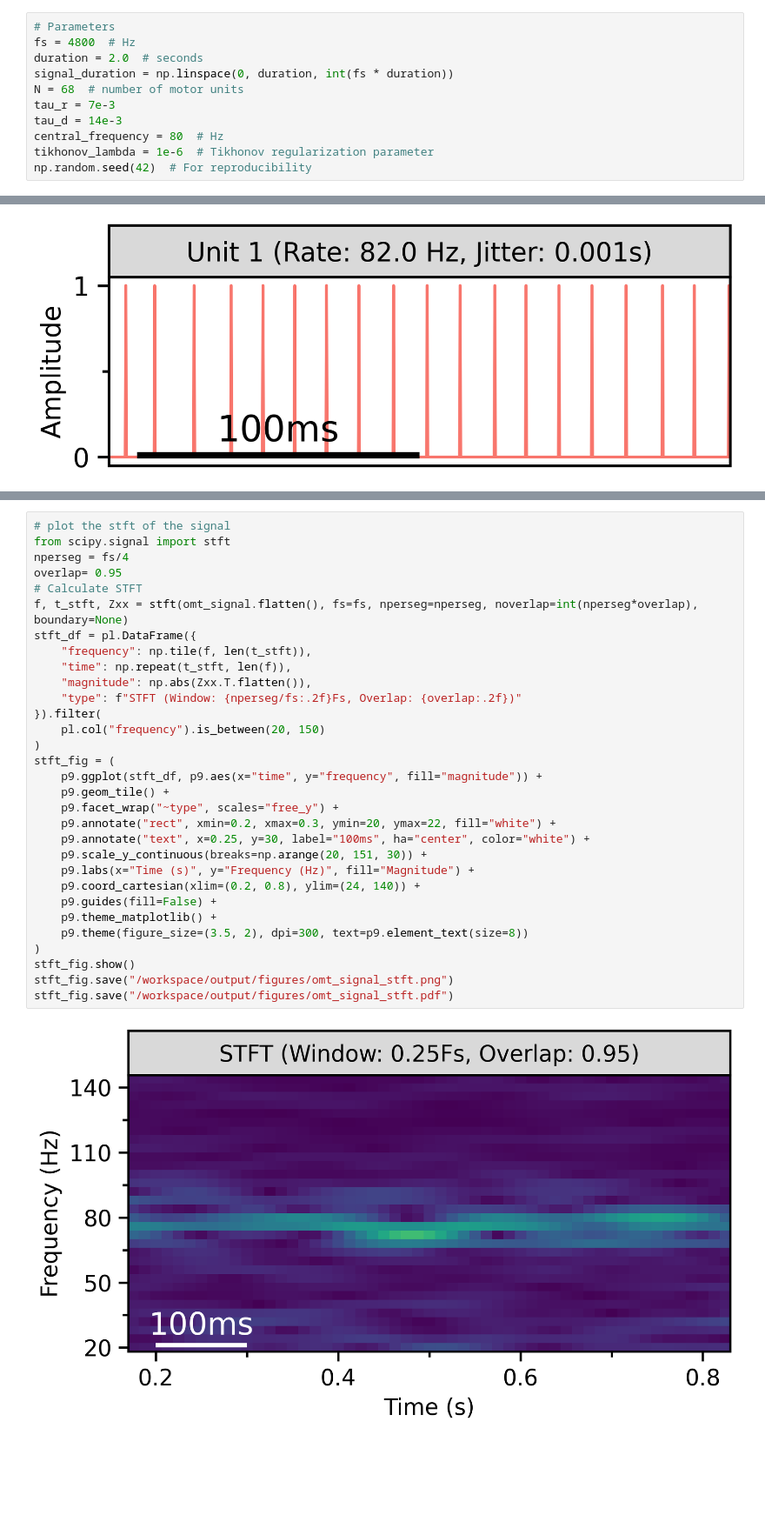
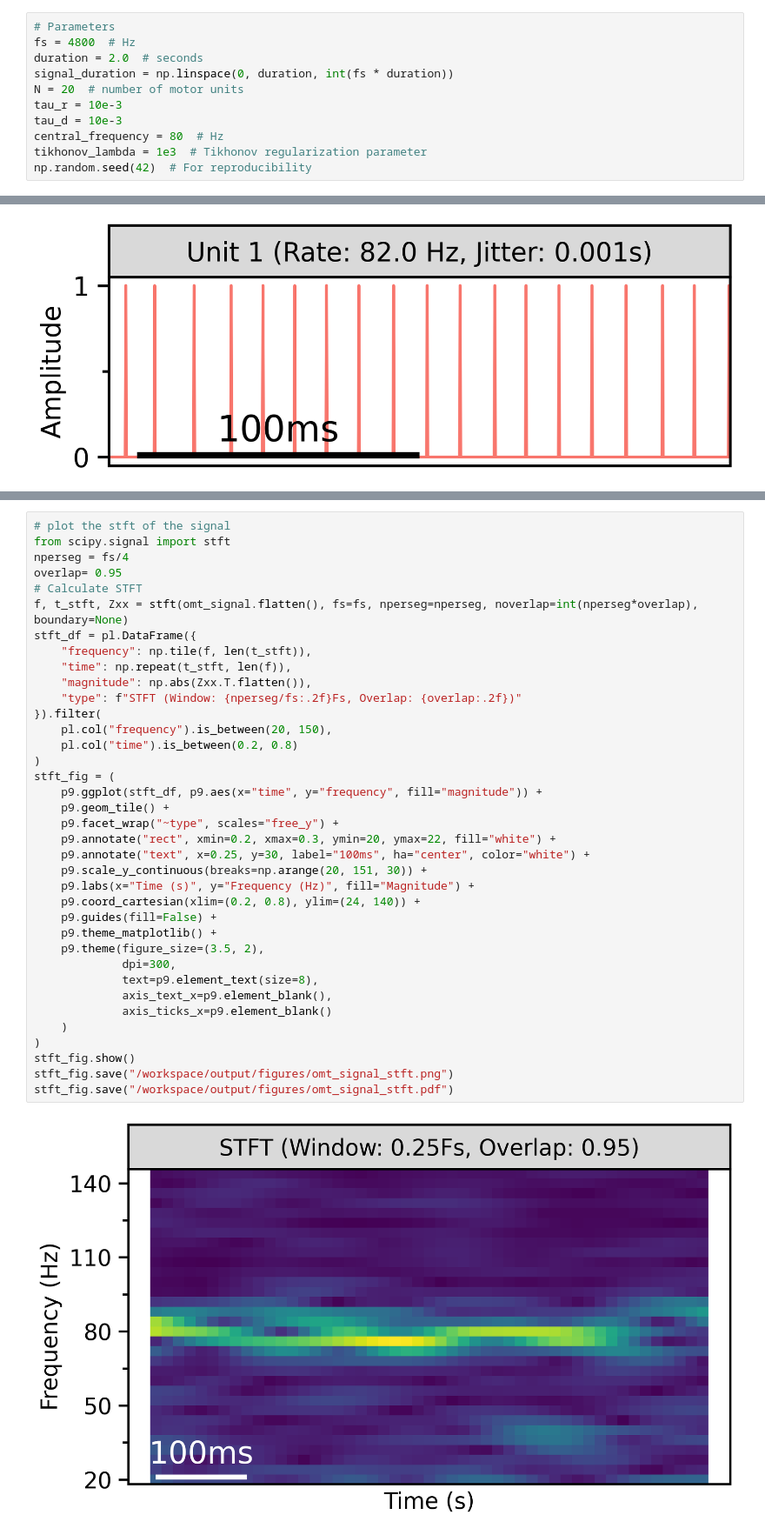
Before and after one commit to ahmed-alhindawi/omt_simulator, a Jupyter notebook: src/omt_simulator.ipynb, the cells around one changed output, grey strips where cells are left out. Shown at 87% size. Drawn from its saved outputs; the diff is of its cells as text; blank space fills up the shorter version.

```diff
--- a/src/omt_simulator.ipynb
+++ b/src/omt_simulator.ipynb
@@ -12,11 +12,11 @@ from joblib import delayed, Parallel
 fs = 4800  # Hz
 duration = 2.0  # seconds
 signal_duration = np.linspace(0, duration, int(fs * duration))
-N = 68  # number of motor units
-tau_r = 7e-3
-tau_d = 14e-3
+N = 20  # number of motor units
+tau_r = 10e-3
+tau_d = 10e-3
 central_frequency = 80  # Hz
-tikhonov_lambda = 1e-6  # Tikhonov regularization parameter
+tikhonov_lambda = 1e3  # Tikhonov regularization parameter
 np.random.seed(42)  # For reproducibility
 # %%
 # Functions
@@ -324,36 +325,42 @@ fft_fig.save("/workspace/output/figures/omt_signal_fft.pdf")
 # %%
 # plot the stft of the signal
 from scipy.signal import stft
 nperseg = fs/4
 overlap= 0.95
 # Calculate STFT
 f, t_stft, Zxx = stft(omt_signal.flatten(), fs=fs, nperseg=nperseg, noverlap=int(nperseg*overlap), boundary=None)
 stft_df = pl.DataFrame({
     "frequency": np.tile(f, len(t_stft)),
     "time": np.repeat(t_stft, len(f)),
     "magnitude": np.abs(Zxx.T.flatten()),
     "type": f"STFT (Window: {nperseg/fs:.2f}Fs, Overlap: {overlap:.2f})"
 }).filter(
-    pl.col("frequency").is_between(20, 150)
+    pl.col("frequency").is_between(20, 150),
+    pl.col("time").is_between(0.2, 0.8)
 )
 stft_fig = (
     p9.ggplot(stft_df, p9.aes(x="time", y="frequency", fill="magnitude")) +
     p9.geom_tile() +
     p9.facet_wrap("~type", scales="free_y") +
     p9.annotate("rect", xmin=0.2, xmax=0.3, ymin=20, ymax=22, fill="white") +
     p9.annotate("text", x=0.25, y=30, label="100ms", ha="center", color="white") +
     p9.scale_y_continuous(breaks=np.arange(20, 151, 30)) +
     p9.labs(x="Time (s)", y="Frequency (Hz)", fill="Magnitude") +
     p9.coord_cartesian(xlim=(0.2, 0.8), ylim=(24, 140)) +
     p9.guides(fill=False) +
     p9.theme_matplotlib() +
-    p9.theme(figure_size=(3.5, 2), dpi=300, text=p9.element_text(size=8))
+    p9.theme(figure_size=(3.5, 2),
+             dpi=300,
+             text=p9.element_text(size=8),
+             axis_text_x=p9.element_blank(),
+             axis_ticks_x=p9.element_blank()
+    )
 )
 stft_fig.show()
 stft_fig.save("/workspace/output/figures/omt_signal_stft.png")
 stft_fig.save("/workspace/output/figures/omt_signal_stft.pdf")
 # %% [output]
-[figure, old version]
+[figure, new version]
 # %%
 # --- Generate OMT Signal ---
 omt_signal = np.zeros_like(signal_duration)
```
Also changed, not shown: parts of 13 cells of this notebook, 22 other files.
